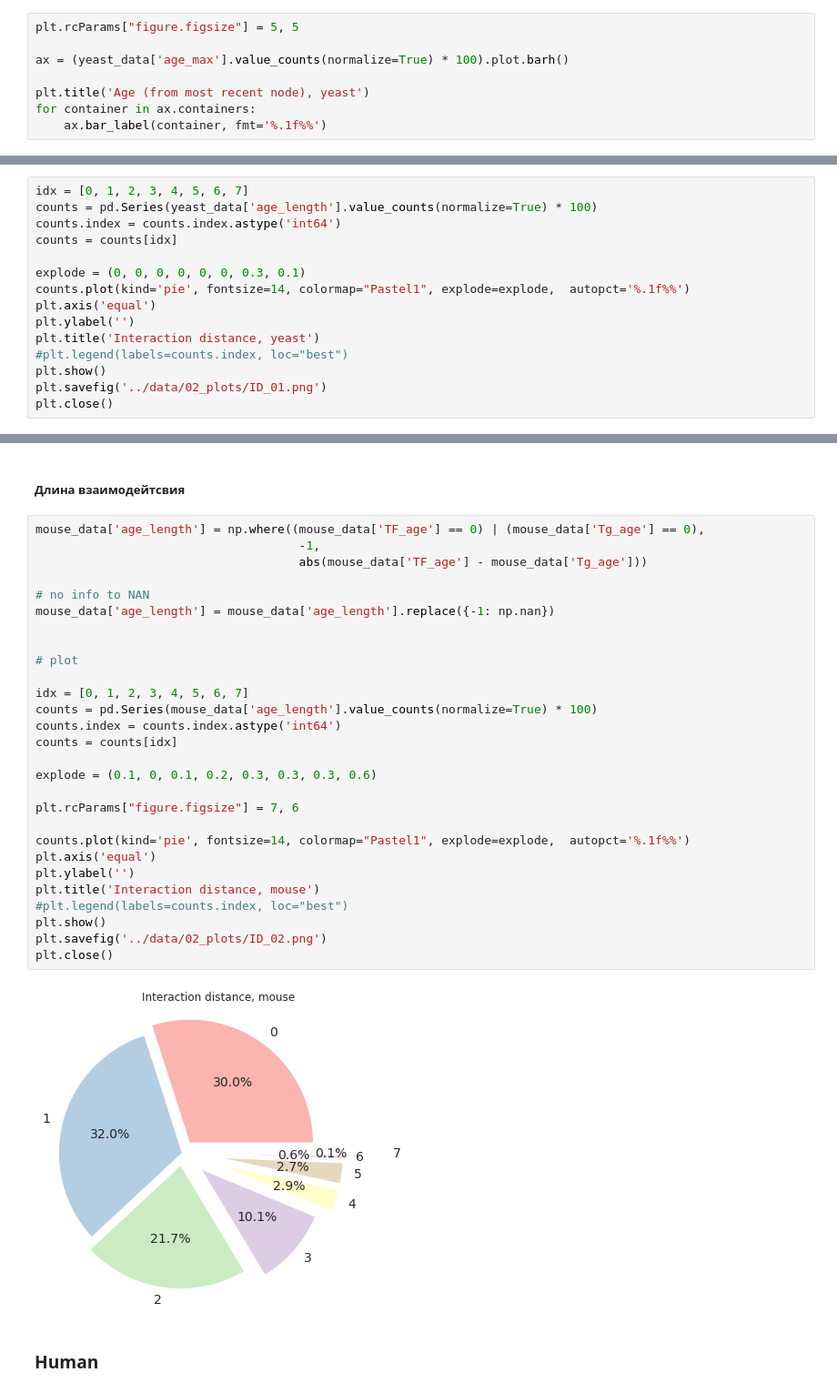
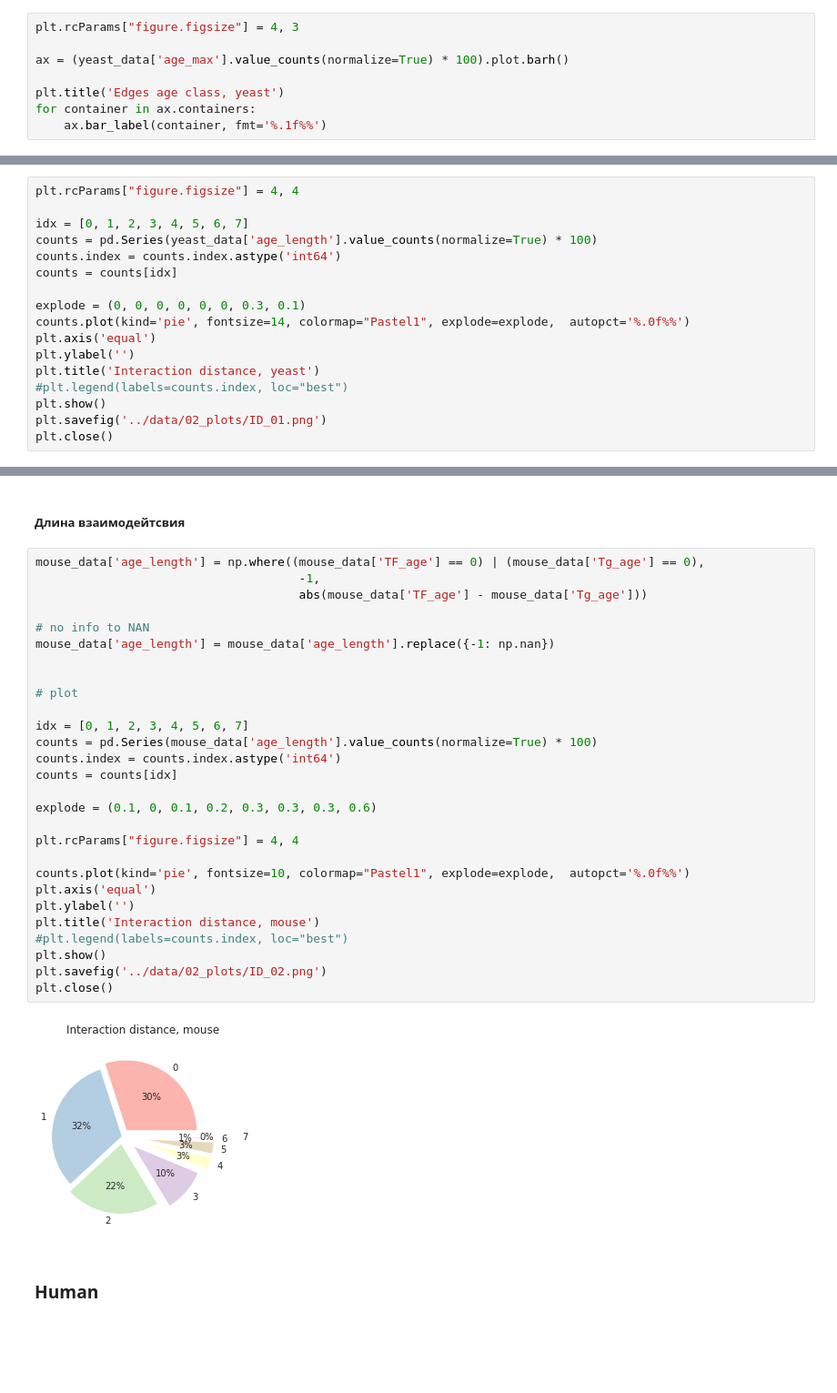
Before and after one commit to Freddsle/age_patterns, a Jupyter notebook: code/02_age_gene_classes.ipynb, the cells around one changed output, grey strips where cells are left out. Shown at 91% size. Drawn from its saved outputs; the diff is of its cells as text; blank space fills up the shorter version.

```diff
--- a/code/02_age_gene_classes.ipynb
+++ b/code/02_age_gene_classes.ipynb
@@ -504,11 +504,11 @@ Cellular_organisms    0.002520
 Euk_Archaea           0.000551
 dtype: float64
 # %%
-plt.rcParams["figure.figsize"] = 5, 5
+plt.rcParams["figure.figsize"] = 4, 3
 
 ax = (yeast_data['age_max'].value_counts(normalize=True) * 100).plot.barh()
 
-plt.title('Age (from most recent node), yeast')
+plt.title('Edges age class, yeast')
 for container in ax.containers:
     ax.bar_label(container, fmt='%.1f%%')
 # %% [output]
@@ -636,13 +636,15 @@ yeast_data['age_length'] = np.where((yeast_data['TF_age'] == 0) | (yeast_data['T
 # no info to NAN
 yeast_data['age_length'] = yeast_data['age_length'].replace({-1: np.nan})
 # %%
+plt.rcParams["figure.figsize"] = 4, 4
+
 idx = [0, 1, 2, 3, 4, 5, 6, 7]
 counts = pd.Series(yeast_data['age_length'].value_counts(normalize=True) * 100)
 counts.index = counts.index.astype('int64')
 counts = counts[idx]
 
 explode = (0, 0, 0, 0, 0, 0, 0.3, 0.1)
-counts.plot(kind='pie', fontsize=14, colormap="Pastel1", explode=explode,  autopct='%.1f%%')
+counts.plot(kind='pie', fontsize=14, colormap="Pastel1", explode=explode,  autopct='%.0f%%')
 plt.axis('equal')
 plt.ylabel('')
 plt.title('Interaction distance, yeast')
@@ -1150,33 +1152,33 @@ Text(0.5, 1.0, 'Age (from node mean), mouse')
 # %%
 mouse_data['age_length'] = np.where((mouse_data['TF_age'] == 0) | (mouse_data['Tg_age'] == 0),
                                      -1,
                                      abs(mouse_data['TF_age'] - mouse_data['Tg_age']))
 
 # no info to NAN
 mouse_data['age_length'] = mouse_data['age_length'].replace({-1: np.nan})
 
 
 # plot
 
 idx = [0, 1, 2, 3, 4, 5, 6, 7]
 counts = pd.Series(mouse_data['age_length'].value_counts(normalize=True) * 100)
 counts.index = counts.index.astype('int64')
 counts = counts[idx]
 
 explode = (0.1, 0, 0.1, 0.2, 0.3, 0.3, 0.3, 0.6)
 
-plt.rcParams["figure.figsize"] = 7, 6
+plt.rcParams["figure.figsize"] = 4, 4
 
-counts.plot(kind='pie', fontsize=14, colormap="Pastel1", explode=explode,  autopct='%.1f%%')
+counts.plot(kind='pie', fontsize=10, colormap="Pastel1", explode=explode,  autopct='%.0f%%')
 plt.axis('equal')
 plt.ylabel('')
 plt.title('Interaction distance, mouse')
 #plt.legend(labels=counts.index, loc="best")
 plt.show()
 plt.savefig('../data/02_plots/ID_02.png')
 plt.close()
 # %% [output]
-[figure, old version]
+[figure, new version]
 # %% [markdown]
 ### Human
 # %%
```
Also changed, not shown: parts of 8 cells of this notebook, 4 other files.
